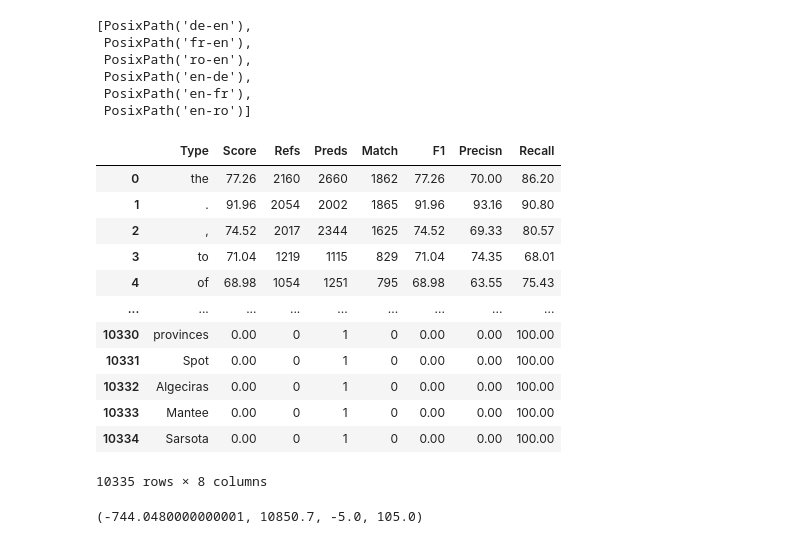
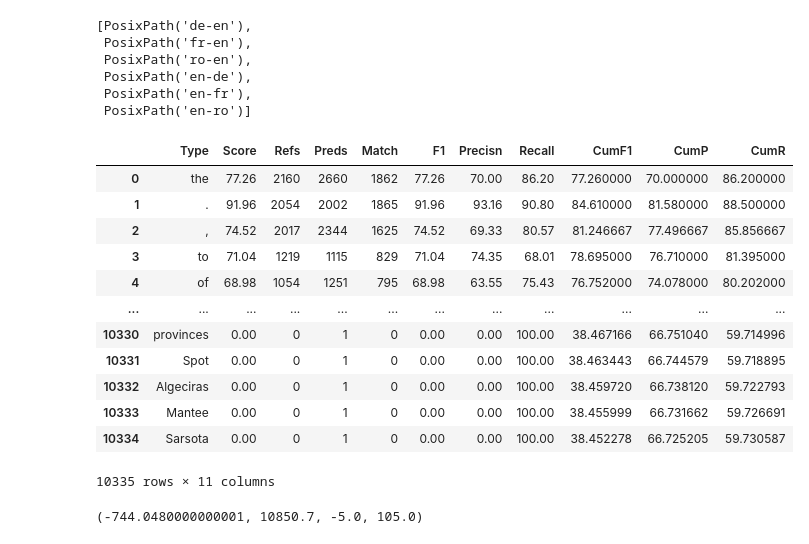
Before and after one commit to thammegowda/007-mt-eval-macro, a Jupyter notebook: snmt-vs-unmt/type-performance-viz.ipynb, the cells around one changed output. Drawn from its saved outputs; the diff is of its cells as text; code cells hidden in the pictures.

```diff
--- a/snmt-vs-unmt/type-performance-viz.ipynb
+++ b/snmt-vs-unmt/type-performance-viz.ipynb
@@ -65,35 +65,39 @@ pairs
 # %%
 
 def load_typeperf(path: Path):
     assert path.exists()
     lines = path.read_text(encoding='utf8').splitlines()
     assert lines[4].startswith('Type')     # header is here
     lines = lines[4:]
     recs = [l.split() for l in lines]
     def format(row):
         return [row[0], float(row[1])] + [int(c) for c in row[2:5]] +  [float(c) for c in row[5:]]
     columns = recs[0]
     data =  [format(r) for r in recs[1:]]
     df = pd.DataFrame(data=data, columns=columns)
+
+    df['CumF1'] = df['F1'].cumsum() / (df.index +1)
+    df['CumP'] = df['Precisn'].cumsum() / (df.index +1)
+    df['CumR'] = df['Recall'].cumsum() / (df.index +1)
     return df
 
 path = pairs[0] / 'typeperf.snmt.tsv.mc.macrof'
 recs = load_typeperf(path)
 recs
 # %% [output]
-|  | Type | Score | Refs | Preds | Match | F1 | Precisn | Recall |
-| 0 | the | 77.26 | 2160 | 2660 | 1862 | 77.26 | 70.00 | 86.20 |
-| 1 | . | 91.96 | 2054 | 2002 | 1865 | 91.96 | 93.16 | 90.80 |
-| 2 | , | 74.52 | 2017 | 2344 | 1625 | 74.52 | 69.33 | 80.57 |
-| 3 | to | 71.04 | 1219 | 1115 | 829 | 71.04 | 74.35 | 68.01 |
-| 4 | of | 68.98 | 1054 | 1251 | 795 | 68.98 | 63.55 | 75.43 |
-| ... | ... | ... | ... | ... | ... | ... | ... | ... |
-| 10330 | provinces | 0.00 | 0 | 1 | 0 | 0.00 | 0.00 | 100.00 |
-| 10331 | Spot | 0.00 | 0 | 1 | 0 | 0.00 | 0.00 | 100.00 |
-| 10332 | Algeciras | 0.00 | 0 | 1 | 0 | 0.00 | 0.00 | 100.00 |
-| 10333 | Mantee | 0.00 | 0 | 1 | 0 | 0.00 | 0.00 | 100.00 |
-| 10334 | Sarsota | 0.00 | 0 | 1 | 0 | 0.00 | 0.00 | 100.00 |
+|  | Type | Score | Refs | Preds | Match | F1 | Precisn | Recall | CumF1 | CumP | CumR |
+| 0 | the | 77.26 | 2160 | 2660 | 1862 | 77.26 | 70.00 | 86.20 | 77.260000 | 70.000000 | 86.200000 |
+| 1 | . | 91.96 | 2054 | 2002 | 1865 | 91.96 | 93.16 | 90.80 | 84.610000 | 81.580000 | 88.500000 |
+| 2 | , | 74.52 | 2017 | 2344 | 1625 | 74.52 | 69.33 | 80.57 | 81.246667 | 77.496667 | 85.856667 |
+| 3 | to | 71.04 | 1219 | 1115 | 829 | 71.04 | 74.35 | 68.01 | 78.695000 | 76.710000 | 81.395000 |
+| 4 | of | 68.98 | 1054 | 1251 | 795 | 68.98 | 63.55 | 75.43 | 76.752000 | 74.078000 | 80.202000 |
+| ... | ... | ... | ... | ... | ... | ... | ... | ... | ... | ... | ... |
+| 10330 | provinces | 0.00 | 0 | 1 | 0 | 0.00 | 0.00 | 100.00 | 38.467166 | 66.751040 | 59.714996 |
+| 10331 | Spot | 0.00 | 0 | 1 | 0 | 0.00 | 0.00 | 100.00 | 38.463443 | 66.744579 | 59.718895 |
+| 10332 | Algeciras | 0.00 | 0 | 1 | 0 | 0.00 | 0.00 | 100.00 | 38.459720 | 66.738120 | 59.722793 |
+| 10333 | Mantee | 0.00 | 0 | 1 | 0 | 0.00 | 0.00 | 100.00 | 38.455999 | 66.731662 | 59.726691 |
+| 10334 | Sarsota | 0.00 | 0 | 1 | 0 | 0.00 | 0.00 | 100.00 | 38.452278 | 66.725205 | 59.730587 |
-10335 rows × 8 columns
+10335 rows × 11 columns
 # %%
 #def viz_pair(pair):
 pair = pairs[0]
```
Also changed, not shown: parts of 4 cells of this notebook.
